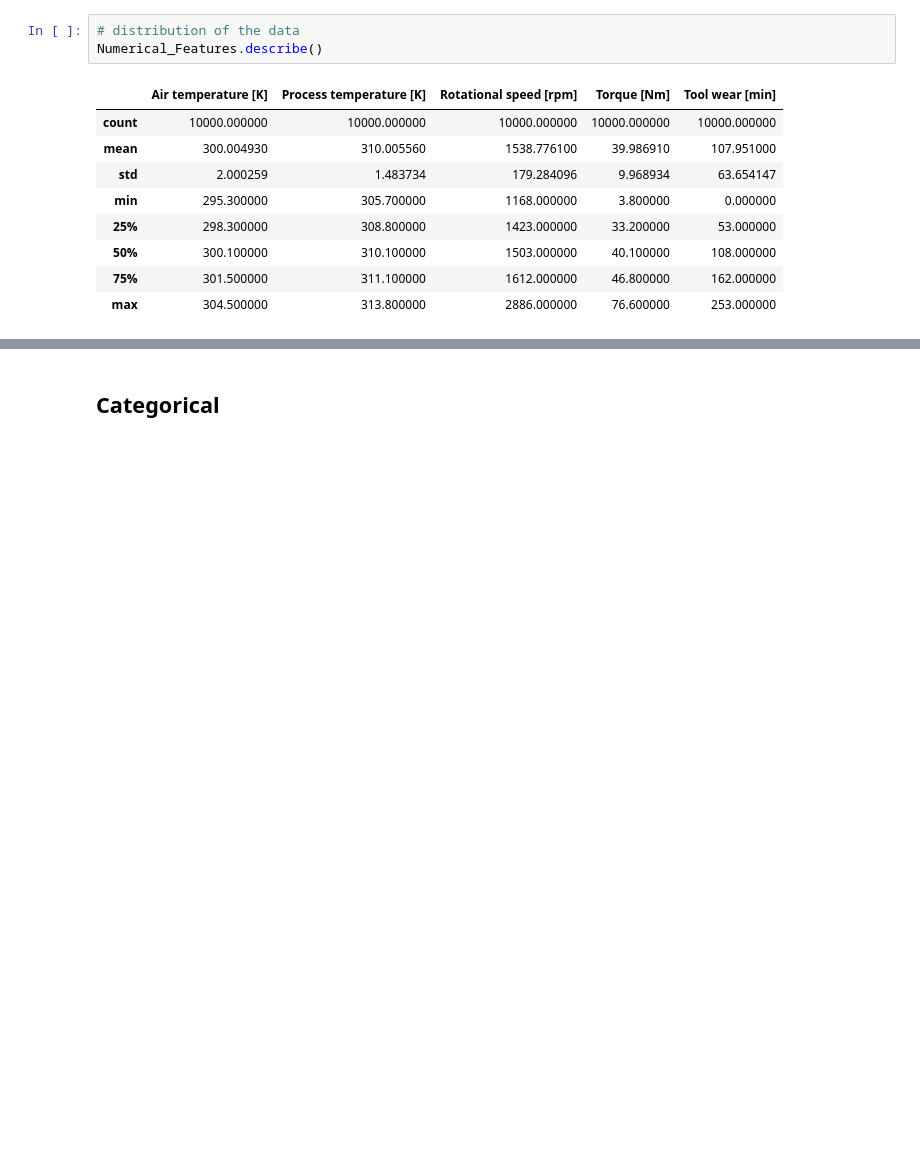
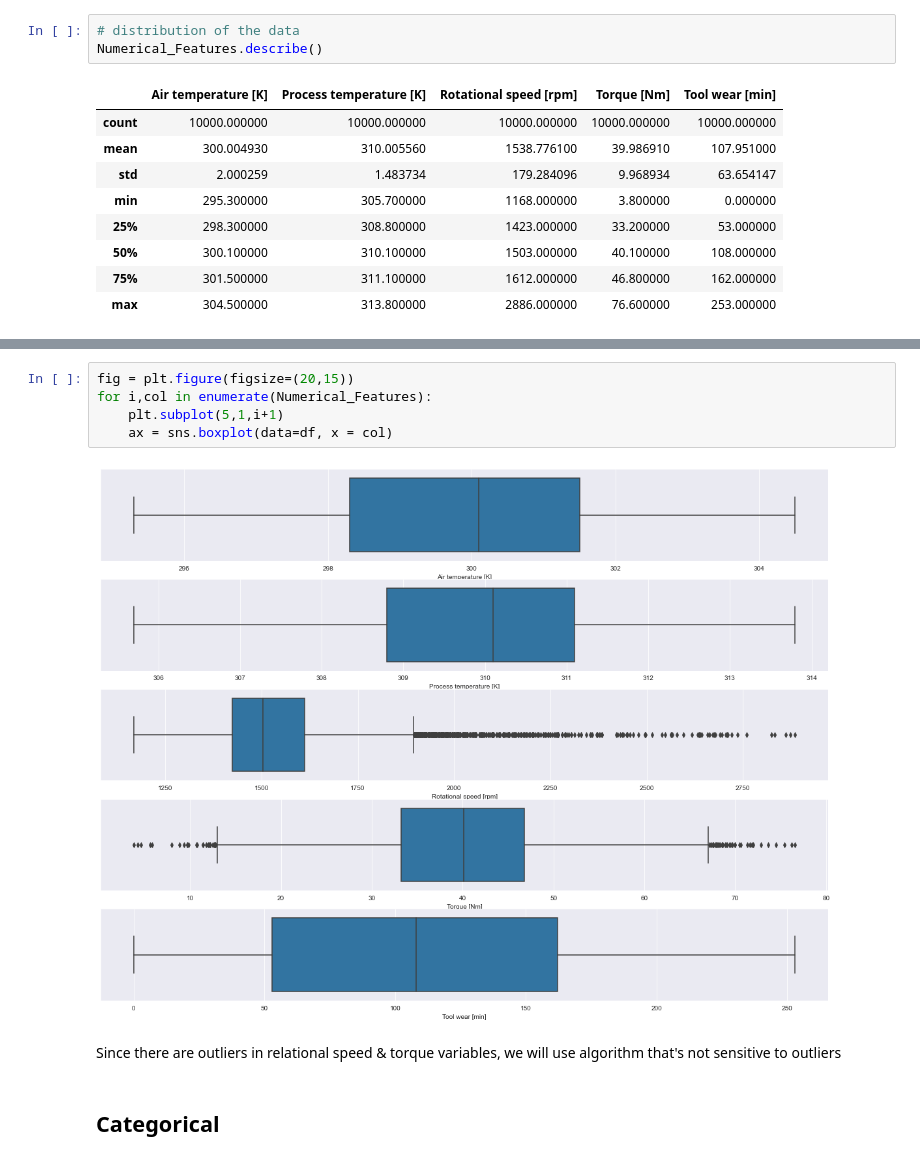
Before and after one commit to lutfimuh/predictive-maintenaince-modelling, a Jupyter notebook: Final_Project_Muhammad_Lutfi.ipynb, the cells around one changed output, grey strips where cells are left out. Cells and saved outputs as stored; diff of their text form; blank space fills up the shorter version.

```diff
--- a/Final_Project_Muhammad_Lutfi.ipynb
+++ b/Final_Project_Muhammad_Lutfi.ipynb
@@ -124,3 +147,12 @@ for col in Numerical_Features:
+# %%
+fig = plt.figure(figsize=(20,15))
+for i,col in enumerate(Numerical_Features):
+    plt.subplot(5,1,i+1)
+    ax = sns.boxplot(data=df, x = col)
+# %% [output]
+[figure, added]
+# %% [markdown]
+Since there are outliers in relational speed & torque variables, we will use algorithm that's not sensitive to outliers
 # %% [markdown]
 ## Categorical
 # %%
```
Also changed, not shown: parts of 40 cells of this notebook.
